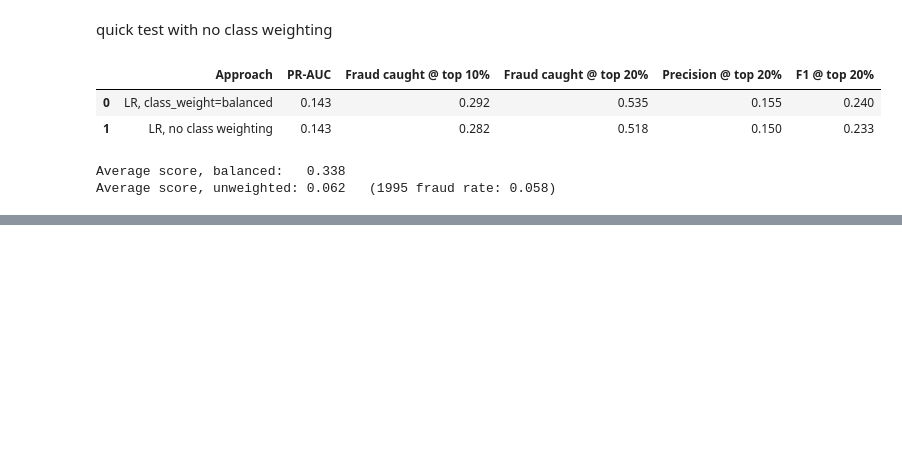
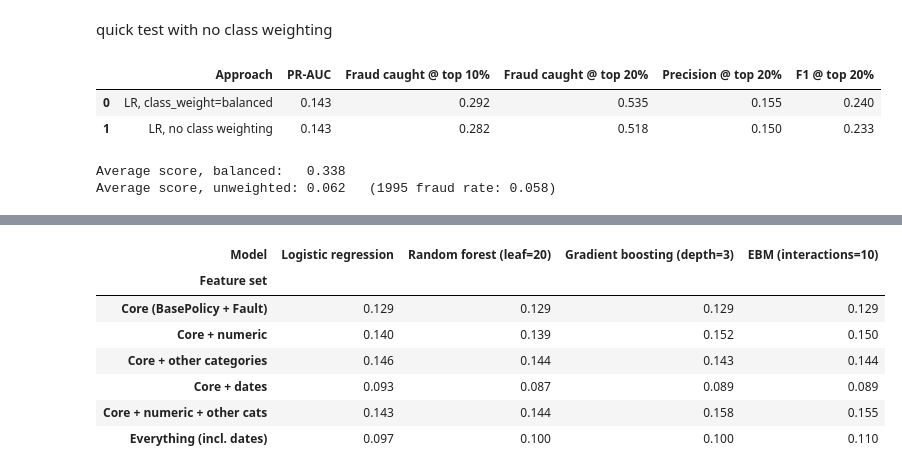
Before and after one commit to Break-Through-Tech/LexisNexis-1B-detecting-fraudulent-insurance-claims, a Jupyter notebook: notebooks/EMessele_ModelNoDate.ipynb, the cells around one changed output, grey strips where cells are left out. Drawn from its saved outputs; the diff is of its cells as text; code cells hidden in the pictures; blank space fills up the shorter version.

```diff
--- a/notebooks/EMessele_ModelNoDate.ipynb
+++ b/notebooks/EMessele_ModelNoDate.ipynb
@@ -508,0 +556,72 @@ Average score, unweighted: 0.062   (1995 fraud rate: 0.058)
+# %%
+# Every model on every feature set (the same six sets as the table above), scored on 1995.
+# Each number is averaged over SEEDS, like your earlier model comparison.
+
+import warnings
+from sklearn.ensemble import RandomForestClassifier, HistGradientBoostingClassifier
+from sklearn.preprocessing import OrdinalEncoder
+from interpret.glassbox import ExplainableBoostingClassifier
+from sklearn.utils.class_weight import compute_sample_weight
+
+def build_model(kind, num, cat, seed):
+    """Same settings as your earlier runs; only the columns change."""
+    if kind == 'Logistic regression':
+        prep = ColumnTransformer([
+            ('num', Pipeline([('impute', SimpleImputer(strategy='median')),
+                              ('scale', StandardScaler())]), num),
+            ('cat', OneHotEncoder(handle_unknown='ignore'), cat)])
+        return Pipeline([('prep', prep), ('model', LogisticRegression(
+            class_weight='balanced', C=1.0, max_iter=3000, random_state=42))])
+
+    tree_prep_here = ColumnTransformer([
+        ('num', SimpleImputer(strategy='median'), num),
+        ('cat', OrdinalEncoder(handle_unknown='use_encoded_value', unknown_value=-1), cat)])
+    cat_positions = list(range(len(num), len(num) + len(cat)))
+
+    if kind == 'Random forest (leaf=20)':
+        return Pipeline([('prep', tree_prep_here), ('model', RandomForestClassifier(
+            n_estimators=500, min_samples_leaf=20, max_features='sqrt',
+            class_weight='balanced_subsample', n_jobs=-1, random_state=seed))])
+    if kind == 'Gradient boosting (depth=3)':
+        return Pipeline([('prep', tree_prep_here), ('model', HistGradientBoostingClassifier(
+            learning_rate=0.05, max_depth=3, min_samples_leaf=30, max_iter=500,
+            early_stopping=True, validation_fraction=0.2, class_weight='balanced',
+            categorical_features=cat_positions, random_state=seed))])
+    raise ValueError(kind)
+
+def ebm_scores(num, cat, seed):
+    ebm = ExplainableBoostingClassifier(
+        feature_types=['continuous'] * len(num) + ['nominal'] * len(cat),
+        interactions=10, random_state=seed)
+    ebm.fit(train_df[num + cat], y_train, sample_weight=compute_sample_weight('balanced', y_train))
+    return ebm.predict_proba(val_df[num + cat])[:, 1]
+
+model_kinds = ['Logistic regression', 'Random forest (leaf=20)',
+               'Gradient boosting (depth=3)', 'EBM (interactions=10)']
+
+all_rows = []
+with warnings.catch_warnings():
+    warnings.simplefilter('ignore')
+    for set_name, (num, cat) in feature_sets.items():
+        for kind in model_kinds:
+            per_seed = []
+            for seed in SEEDS:
+                if kind == 'EBM (interactions=10)':
+                    scores = ebm_scores(num, cat, seed)
+                else:
+                    m = build_model(kind, num, cat, seed)
+                    m.fit(train_df[num + cat], y_train)
+                    scores = m.predict_proba(val_df[num + cat])[:, 1]
+                per_seed.append(evaluate(kind, y_val, scores))
+            avg = pd.DataFrame(per_seed).drop(columns='Approach').mean()
+            all_rows.append({'Feature set': set_name, 'Model': kind,
+                             'PR-AUC': avg['PR-AUC'],
+                             'Fraud caught @ top 10%': avg['Fraud caught @ top 10%'],
+                             'Fraud caught @ top 20%': avg['Fraud caught @ top 20%']})
+
+by_category = pd.DataFrame(all_rows)
+for metric in ['PR-AUC', 'Fraud caught @ top 10%', 'Fraud caught @ top 20%']:
+    print('\n' + metric + '  (rows = feature set, columns = model)')
+    display(by_category.pivot(index='Feature set', columns='Model', values=metric)
+                       .reindex(index=list(feature_sets), columns=model_kinds).round(3))
+# %% [output]
@@ -508,0 +629,8 @@ Average score, unweighted: 0.062   (1995 fraud rate: 0.058)
+| Model | Logistic regression | Random forest (leaf=20) | Gradient boosting (depth=3) | EBM (interactions=10) |
+| Feature set |  |  |  |  |
+| Core (BasePolicy + Fault) | 0.129 | 0.129 | 0.129 | 0.129 |
+| Core + numeric | 0.140 | 0.139 | 0.152 | 0.150 |
+| Core + other categories | 0.146 | 0.144 | 0.143 | 0.144 |
+| Core + dates | 0.093 | 0.087 | 0.089 | 0.089 |
+| Core + numeric + other cats | 0.143 | 0.144 | 0.158 | 0.155 |
+| Everything (incl. dates) | 0.097 | 0.100 | 0.100 | 0.110 |
```
Also changed, not shown: parts of 6 cells of this notebook, 1 other file.
